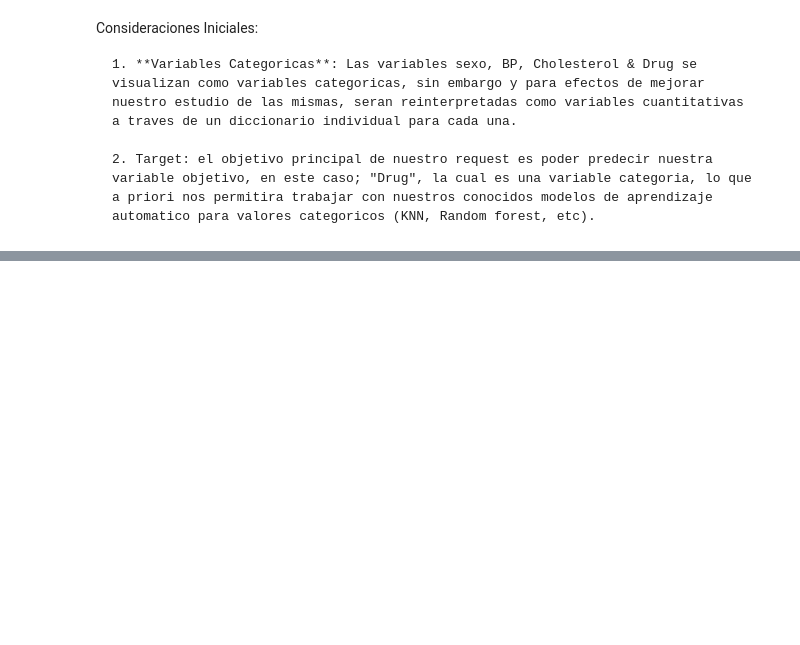
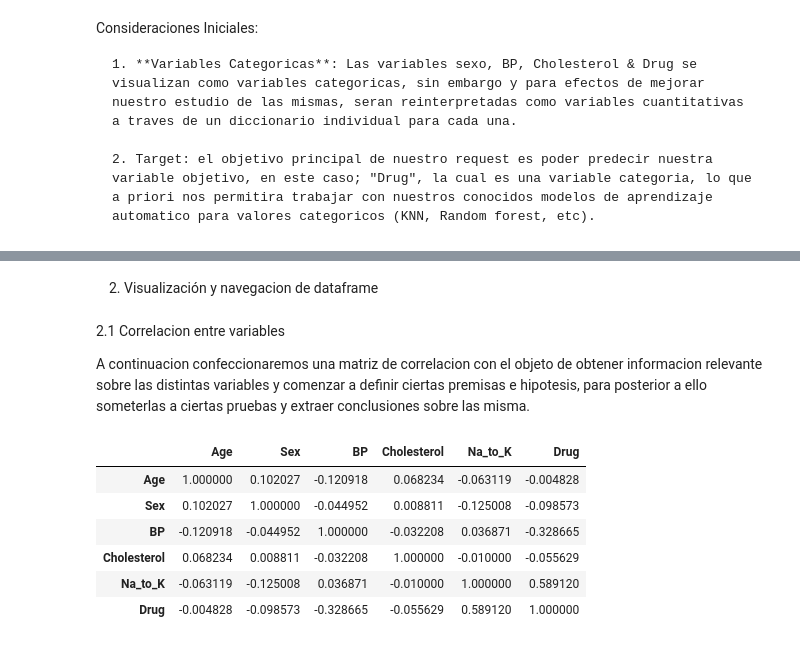
Before and after one commit to Paolo20224/Prueba, a Jupyter notebook: Belt_Exam_drug200.ipynb, the cells around one changed output, grey strips where cells are left out. Saved outputs shown, nothing was run; the diff lists cells and outputs as text; code cells hidden in the pictures; blank space fills up the shorter version.

```diff
--- a/Belt_Exam_drug200.ipynb
+++ b/Belt_Exam_drug200.ipynb
@@ -62,0 +129,19 @@ Consideraciones Iniciales:
+# %% [markdown]
+2. Visualización y navegacion de dataframe
+# %% [markdown]
+2.1 Correlacion entre variables
+
+A continuacion confeccionaremos una matriz de correlacion con el objeto de obtener informacion relevante sobre las distintas variables y comenzar a definir ciertas premisas e hipotesis, para posterior a ello someterlas a ciertas pruebas y extraer conclusiones sobre las misma.
+# %%
+#A continuacion analizamos la correlacion entra las variables cuantitativas (habiendo realizado ya nuestra transformacion).
+import pandas as pd
+corr_df = df2.corr(method='pearson')
+corr_df.style.background_gradient(cmap='coolwarm')
+# %% [output]
+|  | Age | Sex | BP | Cholesterol | Na_to_K | Drug |
+| Age | 1.000000 | 0.102027 | -0.120918 | 0.068234 | -0.063119 | -0.004828 |
+| Sex | 0.102027 | 1.000000 | -0.044952 | 0.008811 | -0.125008 | -0.098573 |
+| BP | -0.120918 | -0.044952 | 1.000000 | -0.032208 | 0.036871 | -0.328665 |
+| Cholesterol | 0.068234 | 0.008811 | -0.032208 | 1.000000 | -0.010000 | -0.055629 |
+| Na_to_K | -0.063119 | -0.125008 | 0.036871 | -0.010000 | 1.000000 | 0.589120 |
+| Drug | -0.004828 | -0.098573 | -0.328665 | -0.055629 | 0.589120 | 1.000000 |
```
Also changed, not shown: parts of 9 cells of this notebook.
